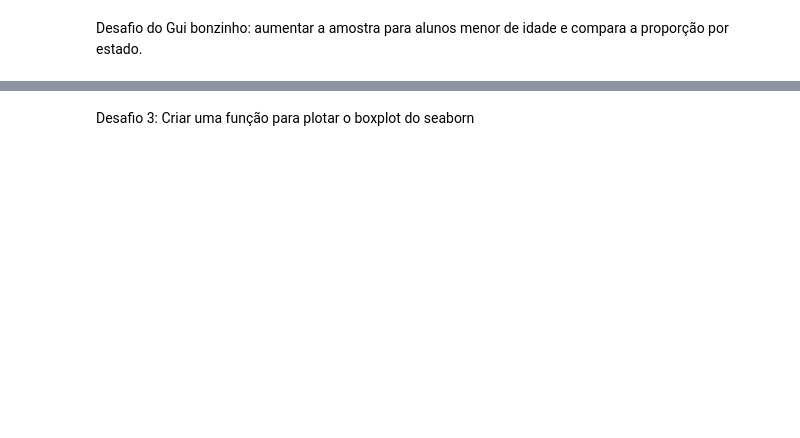
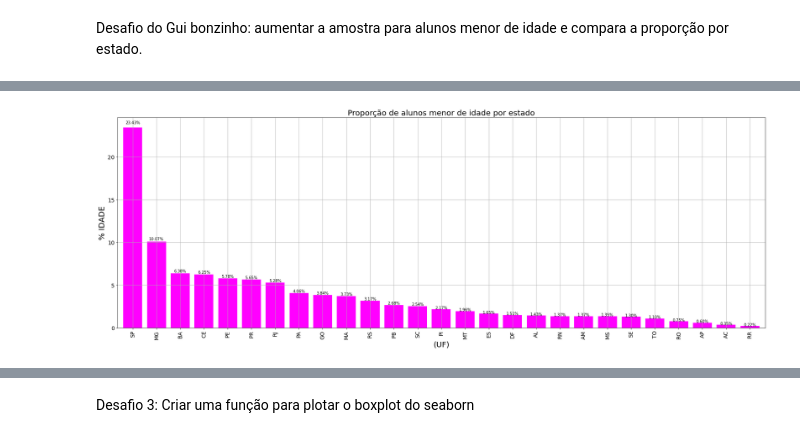
Before and after one commit to aanacaa/imersao-alura, a Jupyter notebook: Imersao_Alura.ipynb, the cells around one changed output, grey strips where cells are left out. Saved outputs shown, nothing was run; the diff lists cells and outputs as text; code cells hidden in the pictures; blank space fills up the shorter version.

```diff
--- a/Imersao_Alura.ipynb
+++ b/Imersao_Alura.ipynb
@@ -523,0 +598,3 @@ Desafio do Gui bonzinho: aumentar a amostra para alunos menor de idade e compara
+# %%
+alunos_menor_idade = dados.query("NU_IDADE < 18")[["SG_UF_RESIDENCIA", "NU_IDADE"]].sort_values("NU_IDADE").reset_index()
+alunos_menor_idade
@@ -523,0 +642,4 @@ Desafio do Gui bonzinho: aumentar a amostra para alunos menor de idade e compara
+# %%
+porcentagem_aluno_x_estado = alunos_menor_idade["SG_UF_RESIDENCIA"].value_counts(normalize = True)
+porcentagem_aluno_x_estado *=100
+porcentagem_aluno_x_estado
@@ -523,0 +664,13 @@ Desafio do Gui bonzinho: aumentar a amostra para alunos menor de idade e compara
+# %%
+ax = porcentagem_aluno_x_estado.plot.bar(grid = True, stacked = True, width = 0.8,color = "magenta", figsize = (30,10), fontsize = 14, legend = False)
+
+ax.set_xlabel('(UF)', size = 20)
+ax.set_ylabel('% IDADE', size = 20)
+plt.title('Proporção de alunos menor de idade por estado', size = 20)
+for p in ax.patches:
+    width = p.get_width()
+    height = p.get_height()
+    x, y = p.get_xy()
+    ax.annotate('{:.2%}'.format(height/100), (x + width/2, y + height*1.02), ha='center', fontsize= 10)
+# %% [output]
+[figure, added]
```
Also changed, not shown: parts of 103 cells of this notebook.
